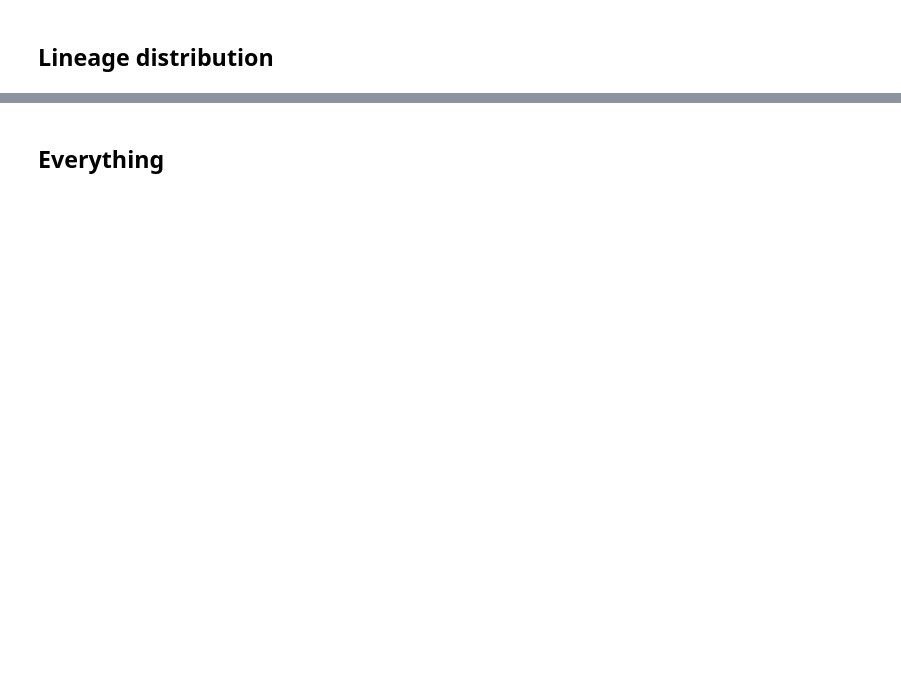
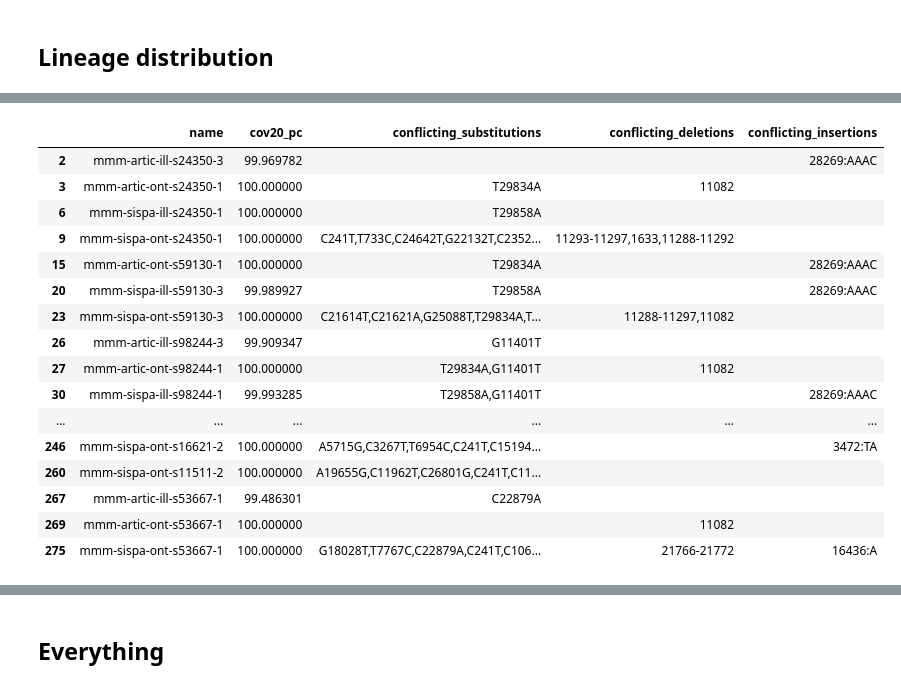
Before and after one commit to GlobalPathogenAnalysisService/gpas-covid-testsets, a Jupyter notebook: mmm-2x2-truth/notebook.ipynb, the cells around one changed output, grey strips where cells are left out. Drawn from its saved outputs; the diff is of its cells as text; code cells hidden in the pictures; blank space fills up the shorter version.

Commit message:
Sample-level between-pipeline conflicts, new core test set

```diff
--- a/mmm-2x2-truth/notebook.ipynb
+++ b/mmm-2x2-truth/notebook.ipynb
@@ -265,0 +276,32 @@ print(artic_both_platforms_95_df.index.nunique())
+# %%
+tmp_df = meta_df[['name', 'origin', 'cov20_pc', 'art_lineage', 'vir_lineage', 'art_substitutions', 'vir_substitutions', 'art_deletions', 'vir_deletions', 'art_insertions', 'vir_insertions']].copy()
+
+names_conflict_lineage = {}
+names_conflict_sub = {}
+names_conflict_del = {}
+names_conflict_ins = {}
+
+for r in tmp_df.fillna('').to_dict('records'):
+    art_lineage = set(r['art_lineage'].split(','))
+    vir_lineage = set(r['vir_lineage'].split(','))
+    art_sub = set(r['art_substitutions'].split(','))
+    vir_sub = set(r['vir_substitutions'].split(','))
+    art_del = set(r['art_deletions'].split(','))
+    vir_del = set(r['vir_deletions'].split(','))
+    art_ins = set(r['art_insertions'].split(','))
+    vir_ins = set(r['vir_insertions'].split(','))
+    names_conflict_lineage[r['name']] = ','.join(filter(None, art_lineage^vir_lineage))  # Filter removes empty strings
+    names_conflict_sub[r['name']] = ','.join(filter(None, art_sub^vir_sub))  # Filter removes empty strings
+    names_conflict_del[r['name']] = ','.join(filter(None, art_del^vir_del))  # Filter removes empty strings
+    names_conflict_ins[r['name']] = ','.join(filter(None, art_ins^vir_ins))  # Filter removes empty strings
+
+tmp_df['conflicting_lineages'] = tmp_df['name'].map(names_conflict_lineage)
+tmp_df['conflicting_substitutions'] = tmp_df['name'].map(names_conflict_sub)
+tmp_df['conflicting_deletions'] = tmp_df['name'].map(names_conflict_del)
+tmp_df['conflicting_insertions'] = tmp_df['name'].map(names_conflict_ins)
+tmp_df.fillna('', inplace=True)
+
+# within_sample_conflicts_df = tmp_df[['name', 'origin', 'cov20_pc', 'conflicting_lineages', 'conflicting_substitutions', 'conflicting_deletions', 'conflicting_insertions']].copy()
+within_sample_conflicts_df = tmp_df.copy()
+print(within_sample_conflicts_df.shape[0])
+within_sample_conflicts_df.head(1)
@@ -265,0 +361,22 @@ print(artic_both_platforms_95_df.index.nunique())
+# %%
+(within_sample_conflicts_df
+ .query("name in @core_subset_names and (conflicting_substitutions != '' or conflicting_deletions != '' or conflicting_insertions != '')")
+ [['name', 'cov20_pc', 'conflicting_substitutions', 'conflicting_deletions', 'conflicting_insertions']])
+# %% [output]
+|  | name | cov20_pc | conflicting_substitutions | conflicting_deletions | conflicting_insertions |
+| 2 | mmm-artic-ill-s24350-3 | 99.969782 |  |  | 28269:AAAC |
+| 3 | mmm-artic-ont-s24350-1 | 100.000000 | T29834A | 11082 |  |
+| 6 | mmm-sispa-ill-s24350-1 | 100.000000 | T29858A |  |  |
+| 9 | mmm-sispa-ont-s24350-1 | 100.000000 | C241T,T733C,C24642T,G22132T,C2352... | 11293-11297,1633,11288-11292 |  |
+| 15 | mmm-artic-ont-s59130-1 | 100.000000 | T29834A |  | 28269:AAAC |
+| 20 | mmm-sispa-ill-s59130-3 | 99.989927 | T29858A |  | 28269:AAAC |
+| 23 | mmm-sispa-ont-s59130-3 | 100.000000 | C21614T,C21621A,G25088T,T29834A,T... | 11288-11297,11082 |  |
+| 26 | mmm-artic-ill-s98244-3 | 99.909347 | G11401T |  |  |
+| 27 | mmm-artic-ont-s98244-1 | 100.000000 | T29834A,G11401T | 11082 |  |
+| 30 | mmm-sispa-ill-s98244-1 | 99.993285 | T29858A,G11401T |  | 28269:AAAC |
+| ... | ... | ... | ... | ... | ... |
+| 246 | mmm-sispa-ont-s16621-2 | 100.000000 | A5715G,C3267T,T6954C,C241T,C15194... |  | 3472:TA |
+| 260 | mmm-sispa-ont-s11511-2 | 100.000000 | A19655G,C11962T,C26801G,C241T,C11... |  |  |
+| 267 | mmm-artic-ill-s53667-1 | 99.486301 | C22879A |  |  |
+| 269 | mmm-artic-ont-s53667-1 | 100.000000 |  | 11082 |  |
+| 275 | mmm-sispa-ont-s53667-1 | 100.000000 | G18028T,T7767C,C22879A,C241T,C106... | 21766-21772 | 16436:A |
```
Also changed, not shown: parts of 38 cells of this notebook, 27 other files.
